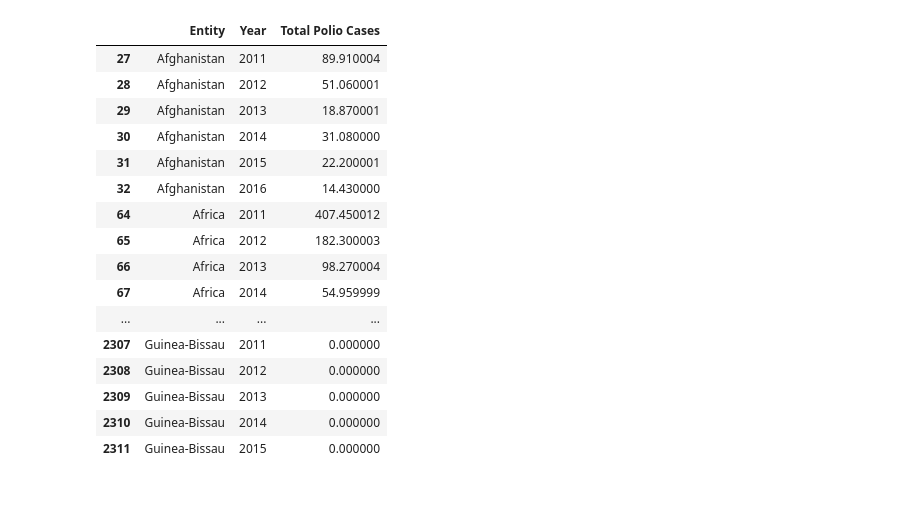
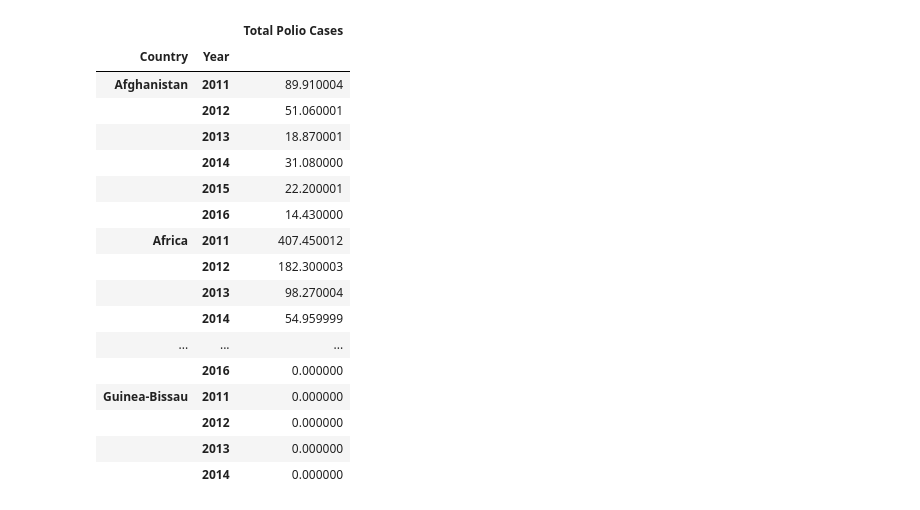
Before and after one commit to Alyrei/project_2, a Jupyter notebook: Polio.ipynb, the cells around one changed output. Saved outputs shown, nothing was run; the diff lists cells and outputs as text; code cells hidden in the pictures.

```diff
--- a/Polio.ipynb
+++ b/Polio.ipynb
@@ -82,39 +106,43 @@ vaccination_df
 # %%
 cases_df = pd.DataFrame(cases)
 
 # Replace NaN with a value of zero
 cases_df.fillna(0)
 
 # Remove uneccessary columns
 cases_df.drop(['Code'], axis=1, inplace=True)
 
 # Delete years 2018 and 2019 to make all datasets years consistent
 cases_df = cases_df[cases_df.Year >= 2011]
 
 # Rename column titles
 # vaccination_df.rename(columns={'LOCATION':'Country', 'TIME':'Year', 'Value':'Vaccinated Rate'}, inplace=True)
-cases_df.rename(columns={'Estimated number of paralytic polio cases using reported number of cases after polio free certification (WHO, 2018 and Tebbens et al., 2011)':'Total Polio Cases'}, inplace=True)
+cases_df.rename(columns={'Estimated number of paralytic polio cases using reported number of cases after polio free certification (WHO, 2018 and Tebbens et al., 2011)':'Total Polio Cases', 'Entity':'Country'}, inplace=True)
+
+# Remove id and set index as Country and Year
+cases_df = cases_df.set_index(["Country", "Year"])
 
 # Display all rows in the dataframe
 pd.set_option('display.max_rows', 1031)
 
 # Display dataframe
 cases_df
 # %% [output]
-|  | Entity | Year | Total Polio Cases |
-| 27 | Afghanistan | 2011 | 89.910004 |
-| 28 | Afghanistan | 2012 | 51.060001 |
-| 29 | Afghanistan | 2013 | 18.870001 |
-| 30 | Afghanistan | 2014 | 31.080000 |
-| 31 | Afghanistan | 2015 | 22.200001 |
-| 32 | Afghanistan | 2016 | 14.430000 |
-| 64 | Africa | 2011 | 407.450012 |
-| 65 | Africa | 2012 | 182.300003 |
-| 66 | Africa | 2013 | 98.270004 |
-| 67 | Africa | 2014 | 54.959999 |
-| ... | ... | ... | ... |
-| 2307 | Guinea-Bissau | 2011 | 0.000000 |
-| 2308 | Guinea-Bissau | 2012 | 0.000000 |
-| 2309 | Guinea-Bissau | 2013 | 0.000000 |
-| 2310 | Guinea-Bissau | 2014 | 0.000000 |
-| 2311 | Guinea-Bissau | 2015 | 0.000000 |
+|  |  | Total Polio Cases |
+| Country | Year |  |
+| Afghanistan | 2011 | 89.910004 |
+|  | 2012 | 51.060001 |
+|  | 2013 | 18.870001 |
+|  | 2014 | 31.080000 |
+|  | 2015 | 22.200001 |
+|  | 2016 | 14.430000 |
+| Africa | 2011 | 407.450012 |
+|  | 2012 | 182.300003 |
+|  | 2013 | 98.270004 |
+|  | 2014 | 54.959999 |
+| ... | ... | ... |
+|  | 2016 | 0.000000 |
+| Guinea-Bissau | 2011 | 0.000000 |
+|  | 2012 | 0.000000 |
+|  | 2013 | 0.000000 |
+|  | 2014 | 0.000000 |
```
Also changed, not shown: parts of 2 cells of this notebook, 1 other file.
